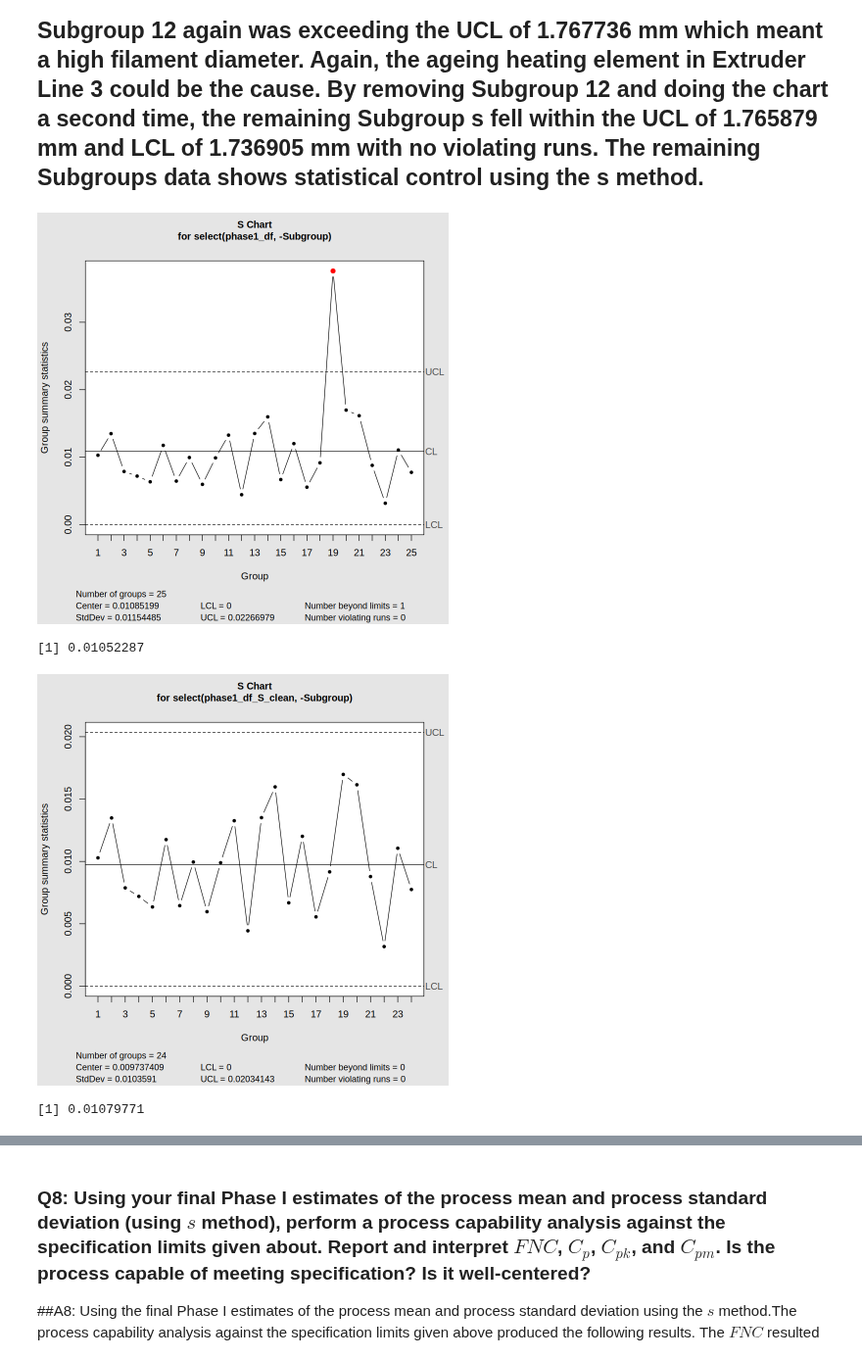
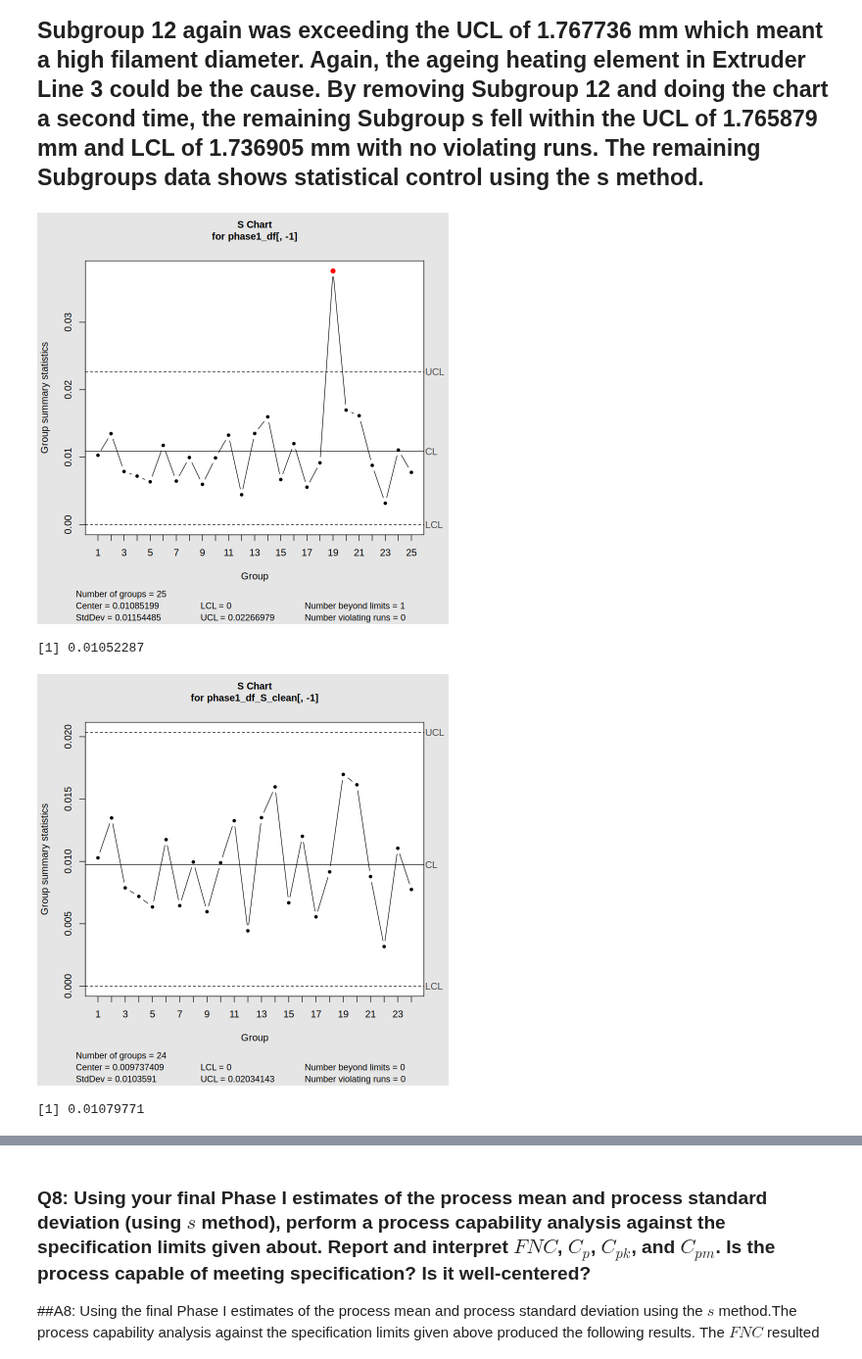
Before and after one commit to garrettspringsted/STAT-7110-Quality-Control, a Jupyter notebook: Assignments/HW1/STAT-7110-HW1.ipynb, the cells around one changed output, grey strips where cells are left out. Shown at 98% size. Drawn from its saved outputs; the diff is of its cells as text; code cells hidden in the pictures.

```diff
--- a/Assignments/HW1/STAT-7110-HW1.ipynb
+++ b/Assignments/HW1/STAT-7110-HW1.ipynb
@@ -185,7 +185,7 @@ phase1_xbar_clean2 <- qcc(phase1_df_clean2 |> select[,-1],
 ## A8: Now using the  method, the estimated process mean for the original Phase 1 data is 1.754017 mm and the estimated process standard deviation is approximately 0.01144864 mm. The initial Phase 1 s chart was not in statistical control. Subgroup 19 again exceeded the upper control limit of 0.02266979 indicating high variablity in the dimater of the filament. A possible cause again could be the inconsistent performance of the aging heating element in Extruder 3. After removing Subgroup 19 and completing the s chart again, the remaining Subgroups fell within the statistical control limits.
 ## Using the cleaned data, the $\bar{X}$ chart was also not in statistical control. Subgroup 12 again was exceeding the UCL of 1.767736 mm which meant a high filament diameter. Again, the ageing heating element in Extruder Line 3 could be the cause. By removing Subgroup 12 and doing the chart a second time, the remaining Subgroup s fell within the UCL of 1.765879 mm and LCL of 1.736905 mm with no violating runs. The remaining Subgroups data shows statistical control using the s method.
 # %%
-phase1_S <-qcc(phase1_df |> select[,-1],
+phase1_S <-qcc(phase1_df[,-1],
                                    type= "S",
                                    plot= TRUE)
 
@@ -193,36 +193,36 @@ phase1_S <-qcc(phase1_df |> select[,-1],
 
 phase1_df_S_clean <- phase1_df |>
   filter(Subgroup !=19)
 
 ## ReDo without 19 ##
-phase1_S_clean<-qcc(phase1_df_S_clean |> select[,-1],
+phase1_S_clean<-qcc(phase1_df_S_clean[,-1],
                                                 type= "S",
                                                 plot= TRUE)
 
 ## Now using s ##
 sig_hat_S <- sd.xbar(phase1_df_S_clean[,-1])
 sig_hat_S
 
-phase1_xbar_S <- qcc(phase1_df_S_clean |> select[,-1],
+phase1_xbar_S <- qcc(phase1_df_S_clean[,-1],
                                                   type = "xbar",
                                                   std.dev= sig_hat_S,
                                                   plot= TRUE)
 
 ## Subgroup 12 is a violation so needs to be removed ##
 phase1_df_S_clean2 <-phase1_df_S_clean |>
   filter(Subgroup !=12)
 
 ## Std Dev again with s ##
 sig_hat_S2 <-sd.xbar(phase1_df_S_clean2[,-1])
 sig_hat_S2
 
 ## Xbar chart ##
-phase1_xbar_S_clean <- qcc(phase1_df_S_clean2 |> select[,-1],
+phase1_xbar_S_clean <- qcc(phase1_df_S_clean2[,-1],
                                                         type="xbar",
                                                         std.dev = sig_hat_S2,
                                                         plot= TRUE)
 # %% [output]
-[figure, old version]
+[figure, new version]
 [1] 0.01052287
-[figure, old version]
+[figure, new version]
 [1] 0.01079771
```
Also changed, not shown: parts of 8 cells of this notebook.
